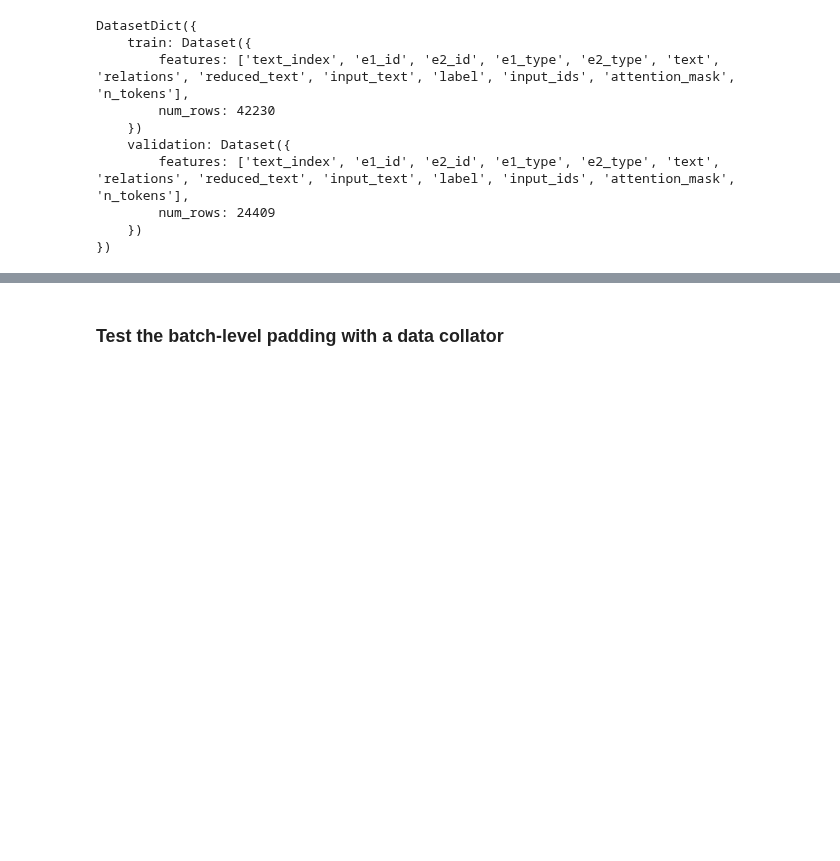
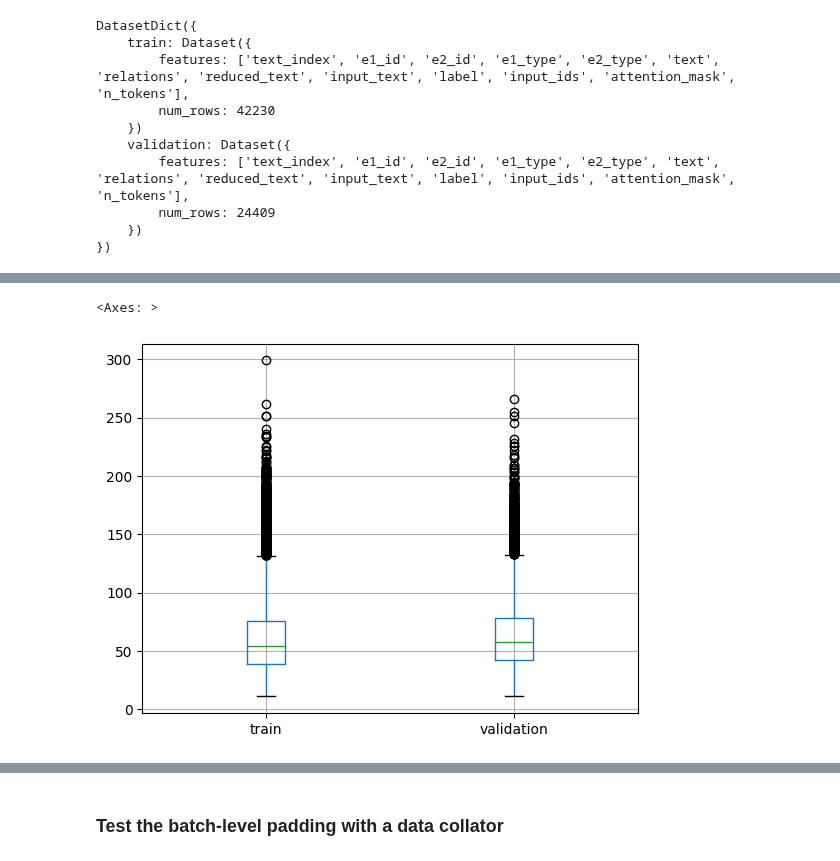
Before and after one commit to lengocluyen/relation_extraction_textmine25, a Jupyter notebook: defi_textmine_2025/mth2_hasrelation_whatrelation/step1_hastrelation.ipynb, the cells around one changed output, grey strips where cells are left out. Drawn from its saved outputs; the diff is of its cells as text; code cells hidden in the pictures; blank space fills up the shorter version.

```diff
--- a/defi_textmine_2025/mth2_hasrelation_whatrelation/step1_hastrelation.ipynb
+++ b/defi_textmine_2025/mth2_hasrelation_whatrelation/step1_hastrelation.ipynb
@@ -311,3 +317,8 @@ split2ntokens_df.describe()
+# %%
+split2ntokens_df.boxplot()
+# %% [output]
+<Axes: >
+[figure, added]
 # %%
 tokenized_datasets["train"].filter(lambda x: x['n_tokens'] > 200)
 # %% [output]
```
Also changed, not shown: parts of 31 cells of this notebook.
